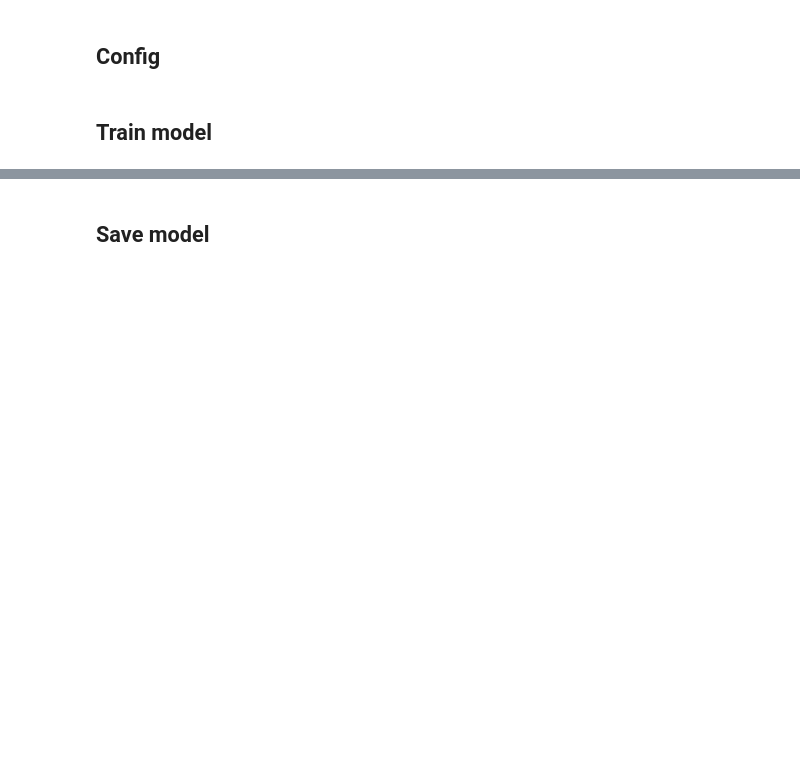
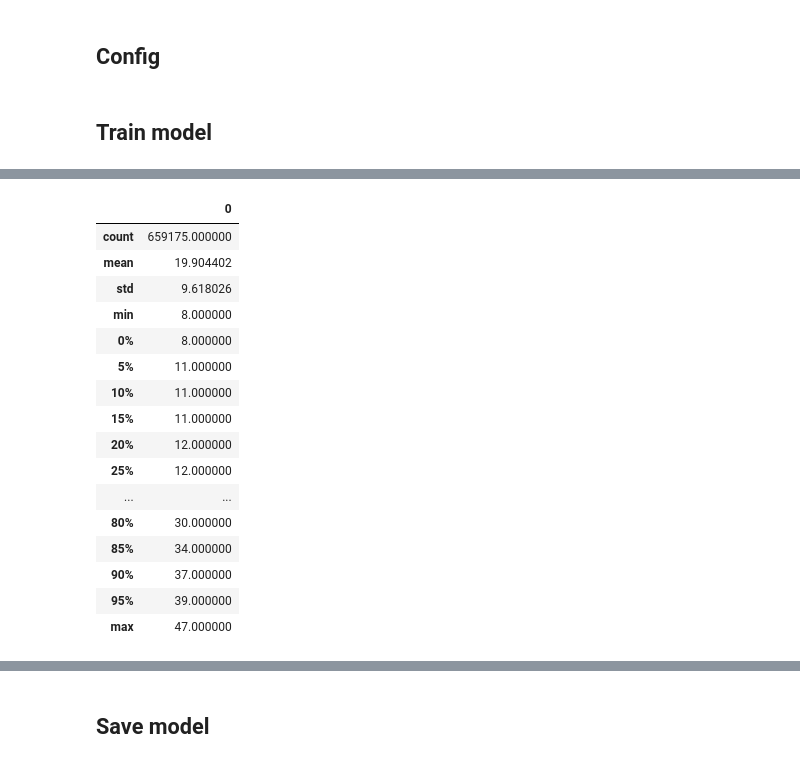
Before and after one commit to xiaoye-hua/Amazon_KDD_Cup_2023, a Jupyter notebook: notebooks/3_task1_ranker.ipynb, the cells around one changed output, grey strips where cells are left out. Drawn from its saved outputs; the diff is of its cells as text; code cells hidden in the pictures; blank space fills up the shorter version.

```diff
--- a/notebooks/3_task1_ranker.ipynb
+++ b/notebooks/3_task1_ranker.ipynb
@@ -129,0 +204,22 @@ ranker = LGBMRanker(
+# %%
+def get_additional_feature(data_pl, session_features=session_features, product_pl=product_pl):
+    session_join_keys = ['session_id']
+    session_fea_cols = ['mean_price', 'last_price', 'min_price', 'max_price']
+    data_pl = (
+        data_pl.join(session_features.select(session_join_keys+session_fea_cols+['locale']),
+                                    how='left', on=session_join_keys, suffix='_str')
+            .join(product_pl.select(['id', 'locale', 'price']), how='left', right_on=['id', 'locale']
+                 , left_on=['next_item_prediction', 'locale_str'])
+            .with_columns(
+              pl.col('price').truediv(pl.col('mean_price')).alias('price_mean_norm')
+              , pl.col('price').truediv(pl.col('last_price')).alias('price_last_norm')
+              , pl.col('price').truediv(pl.col('min_price')).alias('price_min_norm')
+              , pl.col('price').truediv(pl.col('max_price')).alias('price_max_norm')
+              # , pl.when(pl.col('min_price')==pl.col('max_price')).then(1).otherwise((pl.col('price')-pl.col('min_price'))/(pl.col('min_price')-pl.col('max_price'))).alias('price_norm')
+            )
+            .select(
+                pl.all().exclude(session_fea_cols+['locale_str', 'price'])
+            )
+
+    )
+    return data_pl
@@ -170,3 +280,23 @@ shape: (1, 1)
 # %%
 session_lengths_train = sampled_train_candidates.groupby('session_id').agg(pl.count()).select('count').to_pandas()['count'].values.tolist()
 session_lengths_eval = sampled_eval_candidates.groupby('session_id').agg(pl.count()).select('count').to_pandas()['count'].values.tolist()
+# %%
+pd.DataFrame(session_lengths_train).describe([0.05*i for i in range(20)])
+# %% [output]
+|  | 0 |
+| count | 659175.000000 |
+| mean | 19.904402 |
+| std | 9.618026 |
+| min | 8.000000 |
+| 0% | 8.000000 |
+| 5% | 11.000000 |
+| 10% | 11.000000 |
+| 15% | 11.000000 |
+| 20% | 12.000000 |
+| 25% | 12.000000 |
+| ... | ... |
+| 80% | 30.000000 |
+| 85% | 34.000000 |
+| 90% | 37.000000 |
+| 95% | 39.000000 |
+| max | 47.000000 |
```
Also changed, not shown: parts of 46 cells of this notebook, 12 other files.
